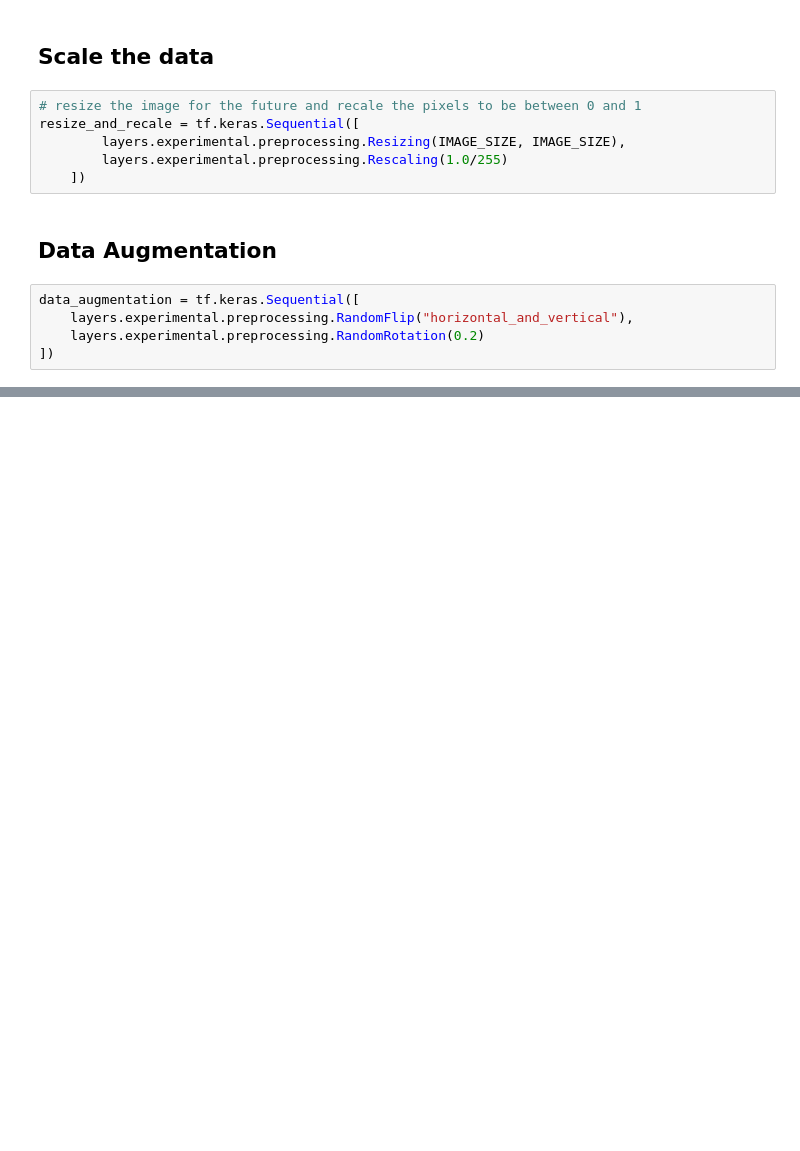
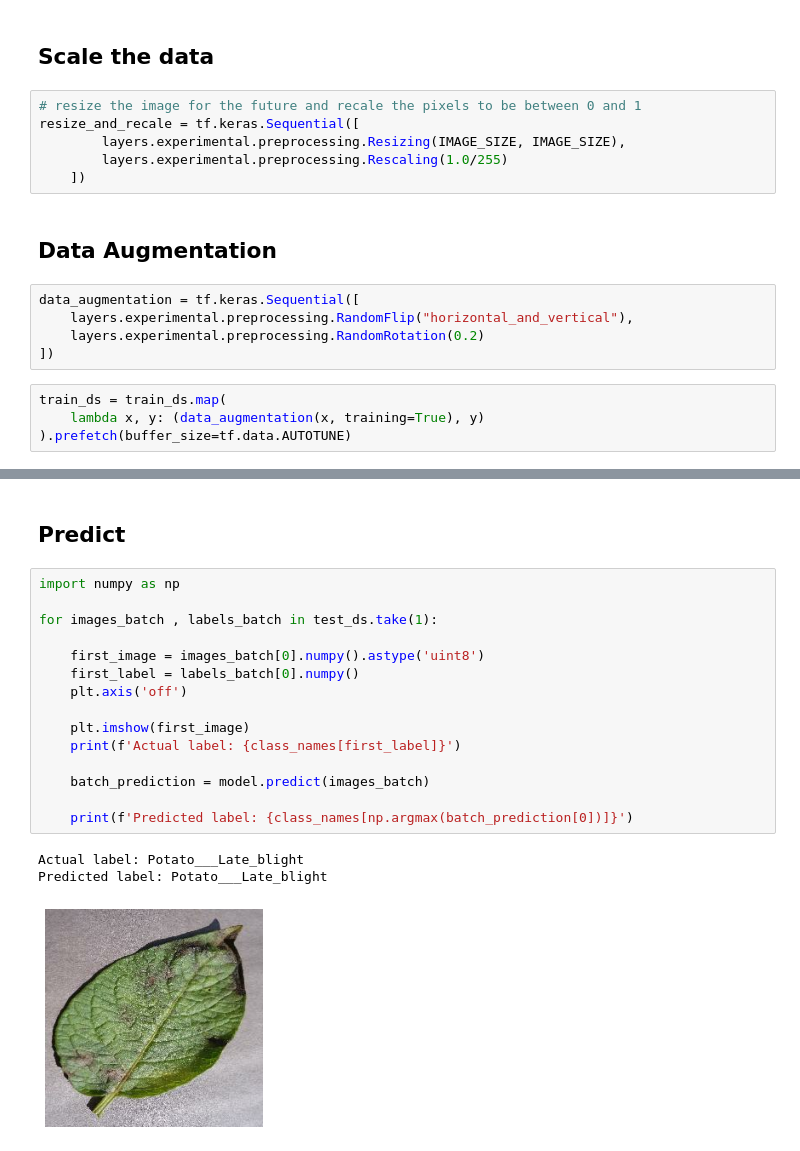
Before and after one commit to Khaliladib11/Potato-Disease-Classification, a Jupyter notebook: Training/Training.ipynb, the cells around one changed output, grey strips where cells are left out. Cells and saved outputs as stored; diff of their text form; blank space fills up the shorter version.

```diff
--- a/Training/Training.ipynb
+++ b/Training/Training.ipynb
@@ -97,3 +97,7 @@ data_augmentation = tf.keras.Sequential([
     layers.experimental.preprocessing.RandomFlip("horizontal_and_vertical"),
     layers.experimental.preprocessing.RandomRotation(0.2)
 ])
+# %%
+train_ds = train_ds.map(
+    lambda x, y: (data_augmentation(x, training=True), y)
+).prefetch(buffer_size=tf.data.AUTOTUNE)
@@ -99,0 +261,21 @@ data_augmentation = tf.keras.Sequential([
+# %% [markdown]
+## Predict
+# %%
+import numpy as np
+
+for images_batch , labels_batch in test_ds.take(1):
+
+    first_image = images_batch[0].numpy().astype('uint8')
+    first_label = labels_batch[0].numpy()
+    plt.axis('off')
+
+    plt.imshow(first_image)
+    print(f'Actual label: {class_names[first_label]}')
+
+    batch_prediction = model.predict(images_batch)
+
+    print(f'Predicted label: {class_names[np.argmax(batch_prediction[0])]}')
+# %% [output]
+Actual label: Potato___Late_blight
+Predicted label: Potato___Late_blight
+[figure, added]
```
Also changed, not shown: parts of 24 cells of this notebook, 4 other files.
